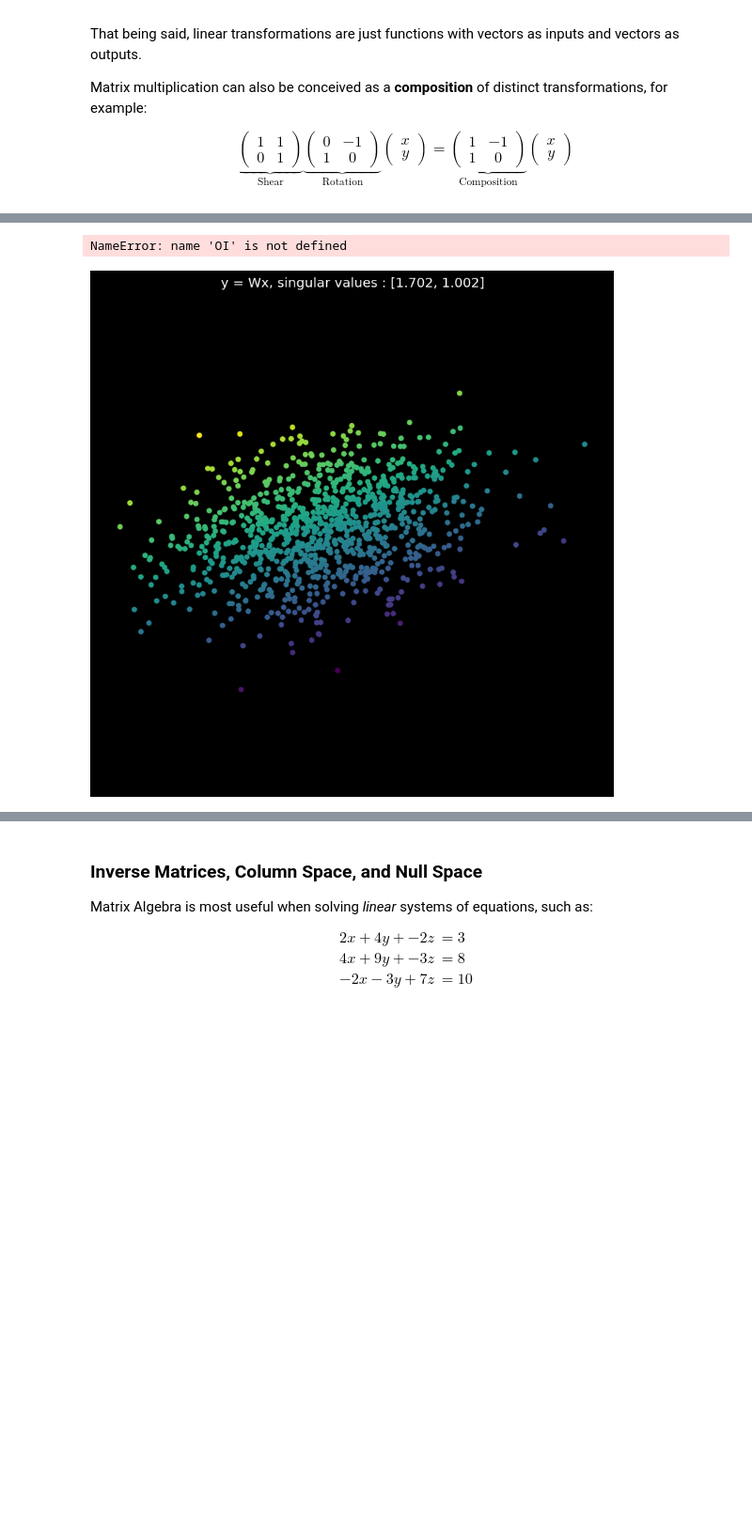
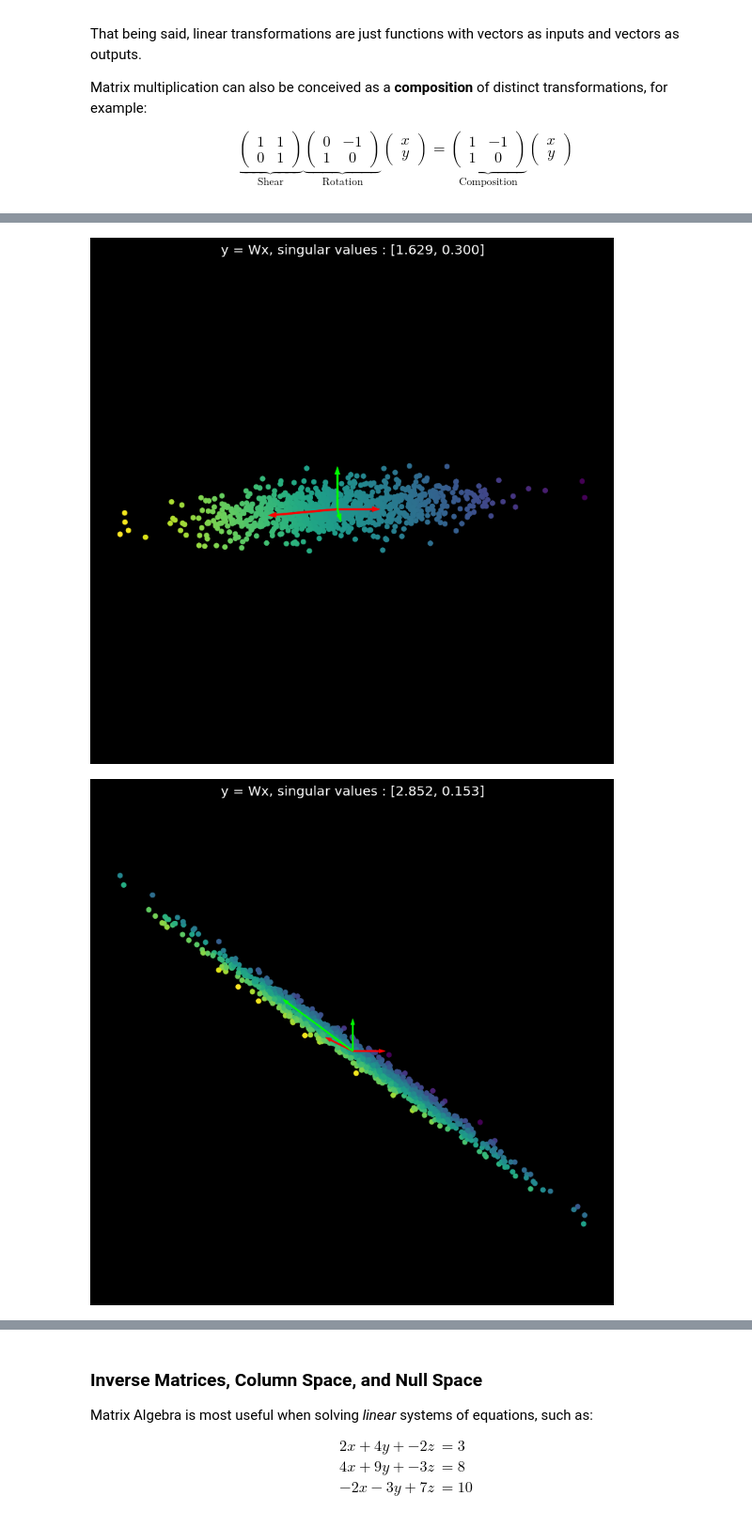
Before and after one commit to GStechschulte/autodidact, a Jupyter notebook: Linear_Algebra/Linear_Transformations.ipynb, the cells around one changed output, grey strips where cells are left out. Shown: that part at 94% size. Cells and saved outputs as stored; diff of their text form; code cells hidden in the pictures; blank space fills up the shorter version.

```diff
--- a/Linear_Algebra/Linear_Transformations.ipynb
+++ b/Linear_Algebra/Linear_Transformations.ipynb
@@ -126,5 +124,7 @@ X = torch.randn(n_points, 2).to(device)
 colors = X[:, 0]
 
 # Plotting random points
-plt.scatter(X[:, 0], X[:, 1])
+show_scatterplot(X, colors)
+OI = torch.cat((torch.zeros(2, 2), torch.eye(2))).to(device)
+plot_bases(OI)
 # %% [output]
@@ -133,19 +138,18 @@ plt.scatter(X[:, 0], X[:, 1])
 # %%
-for i in range(10):
-    # create a random matrix
+for i in range(5):
+    # create a random matrix each iteration
     W = torch.randn(2, 2).to(device)
     # transform points - @ represents matrix multiplication in PyTorch
     Y = X @ W.t()
     # compute singular values
     U, S, V = torch.svd(W)
     # plot transformed points
-    #plt.scatter(Y[:, 0], Y[:, 1])
     show_scatterplot(Y, colors, title='y = Wx, singular values : [{:.3f}, {:.3f}]'.format(S[0], S[1]))
-    # transform the basis
+    # transform the basis w/same operation used to transform the points
     new_OI = OI @ W.t()
     # plot old and new basis
     plot_bases(OI)
-#    plot_bases(new_OI)
+    plot_bases(new_OI)
 # %% [output]
-NameError: name 'OI' is not defined
-[figure, old version]
+[figure, new version]
+[figure, added]
```
Also changed, not shown: parts of 10 cells of this notebook, 3 other files.
